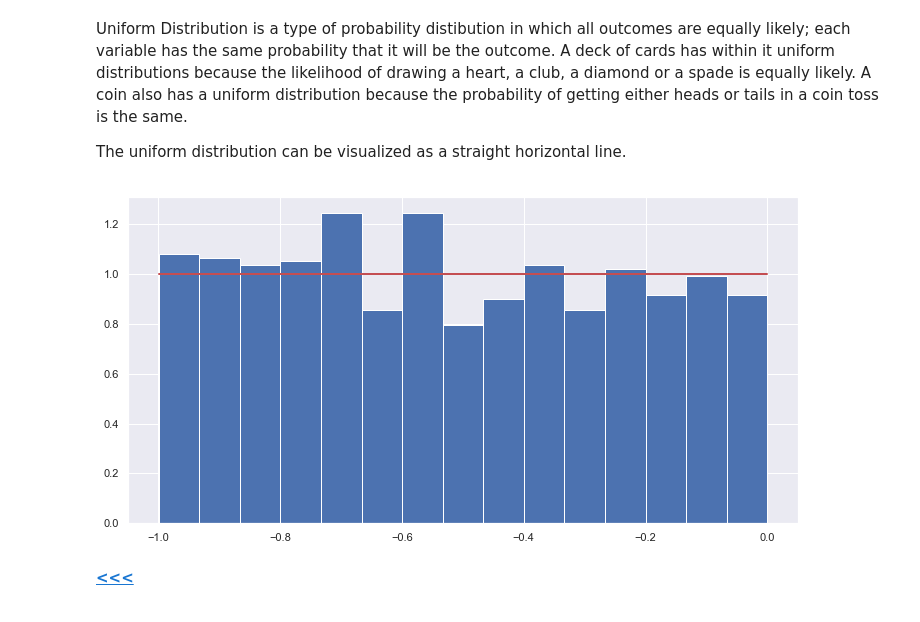
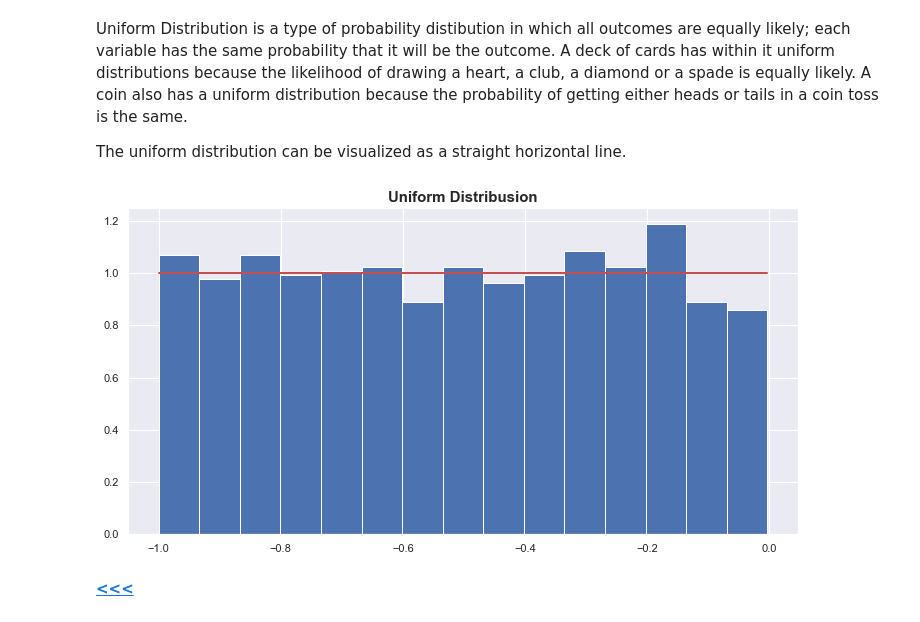
Before and after one commit to G00376332/52465_Assignment, a Jupyter notebook: Numpy_Assignment.ipynb, the cells around one changed output. Saved outputs shown, nothing was run; the diff lists cells and outputs as text; code cells hidden in the pictures.

```diff
--- a/Numpy_Assignment.ipynb
+++ b/Numpy_Assignment.ipynb
@@ -391,18 +394,29 @@ Uniform Distribution is a type of probability distibution in which all outcomes
 
 The uniform distribution can be visualized as a straight horizontal line.
 # %%
-s = np.random.uniform(-1,0,1000)
+# define low band of the output
+low = -1
+# define high band of the output excluding defined number
+high = 0
+# define size of samples
+size = 1000
+# generate uniform distribution
+x = np.random.uniform(low,high,size)
 
-np.all(s >= -1)
+# keep all values within defined intervals
+np.all(x >= -1)
+np.all(x < 0)
 
-np.all(s < 0)
 # defines chart size
 plt.figure(figsize=(12,6))
-count, bins, ignored = plt.hist(s, 15, density=True)
+
+# Plot the Uniform Distribution
+count, bins, ignored = plt.hist(x, 15, density=True)
 plt.plot(bins, np.ones_like(bins), linewidth=2, color='r')
+plt.title("Uniform Distribusion", fontweight="bold", fontsize=15)
 plt.show()
 # %% [output]
-[figure, old version]
+[figure, new version]
 # %% [markdown]
  [**<<<**](#table)
 # %% [markdown]
```
Also changed, not shown: parts of 25 cells of this notebook.
